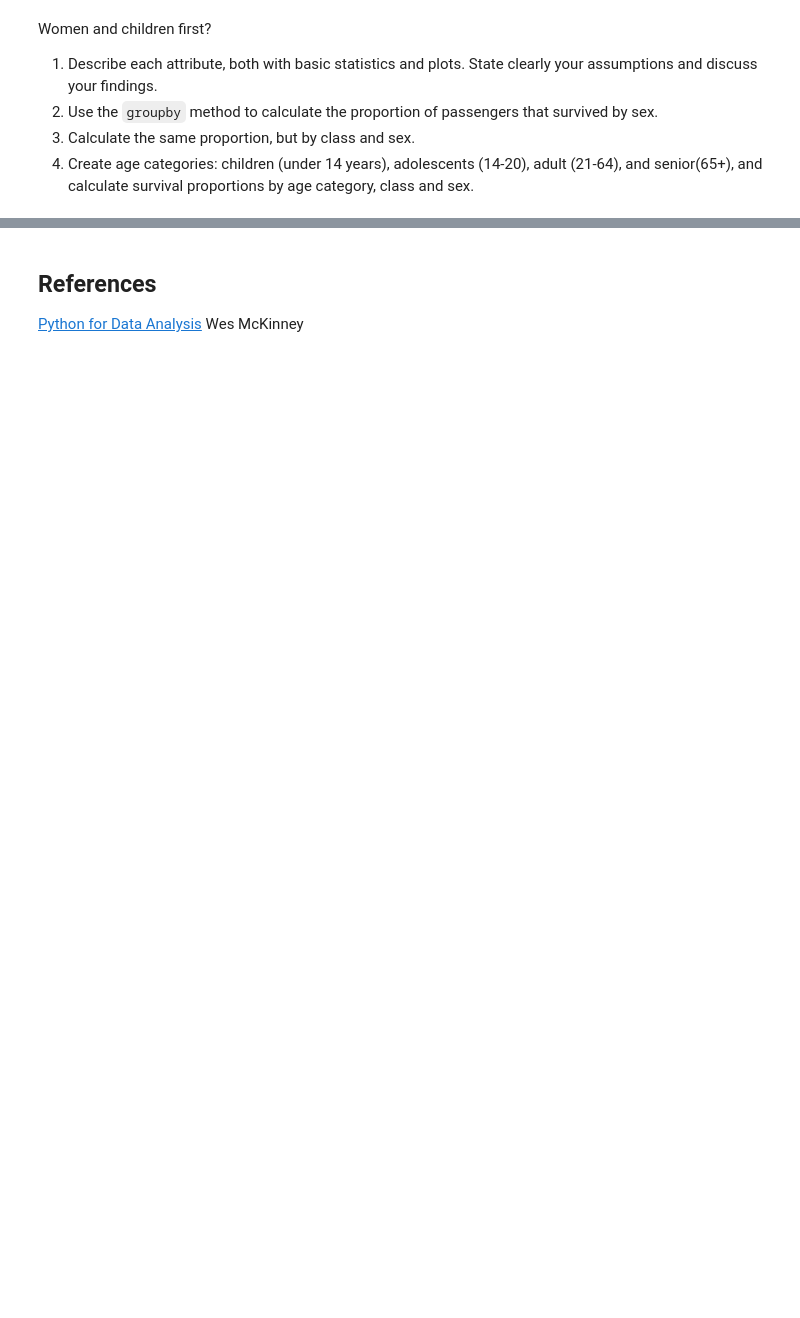
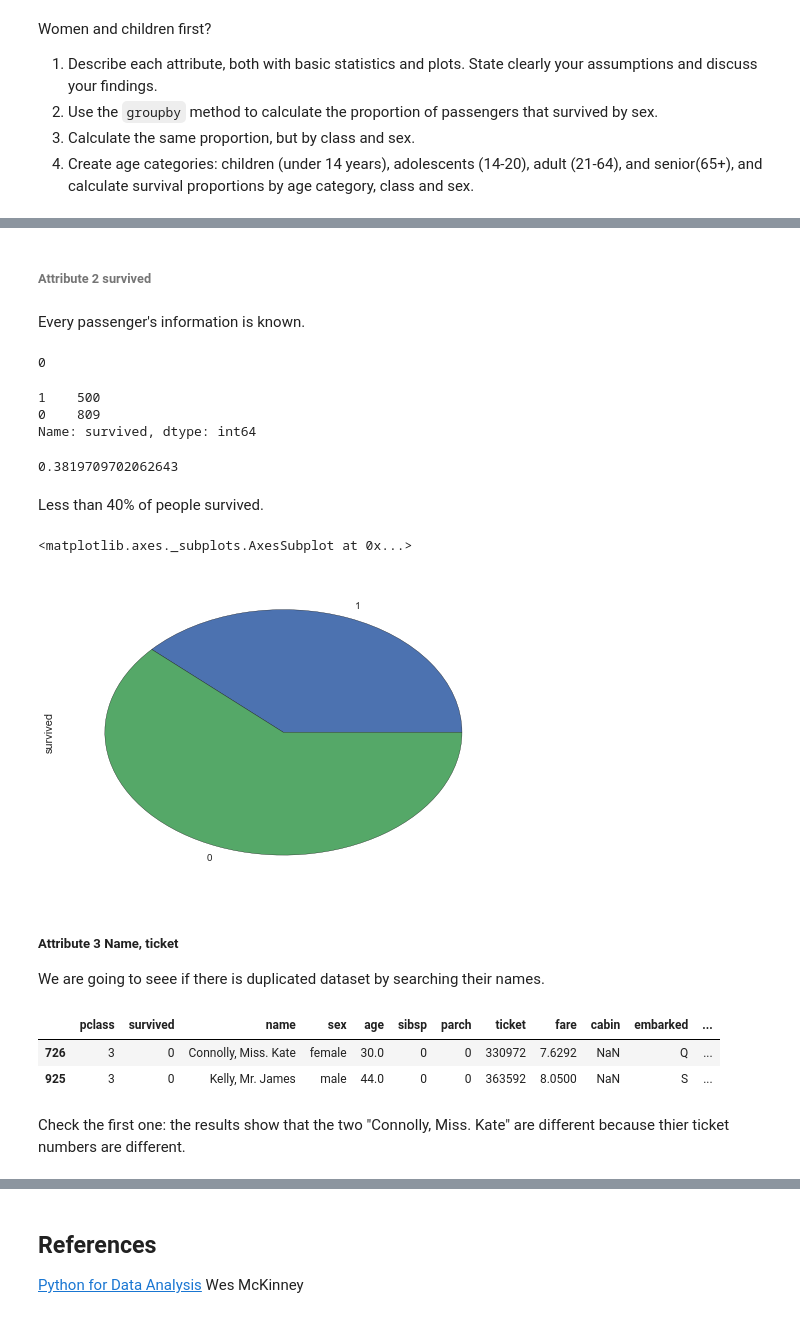
Before and after one commit to fanzhangsuper/fancy_group, a Jupyter notebook: 02 - Intro to Pandas/Data Wrangling with Pandas.ipynb, the cells around one changed output, grey strips where cells are left out. Cells and saved outputs as stored; diff of their text form; code cells hidden in the pictures; blank space fills up the shorter version.

Commit message:
first homework

```diff
--- a/02 - Intro to Pandas/Data Wrangling with Pandas.ipynb
+++ b/02 - Intro to Pandas/Data Wrangling with Pandas.ipynb
@@ -720,0 +1742,39 @@ Women and children first?
+# %% [markdown]
+###### Attribute 2 survived
+# %% [markdown]
+Every passenger's information is known.
+# %%
+df['pclass'].isnull().sum()
+# %% [output]
+0
+# %%
+surivived_counts = df['survived'].value_counts(ascending=True)
+surivived
+# %% [output]
+1    500
+0    809
+Name: survived, dtype: int64
+# %%
+# percentage of people survived
+surivived[1]/surivived.sum()
+# %% [output]
+0.3819709702062643
+# %% [markdown]
+Less than 40% of people survived.
+# %%
+# plot the number of people survived or not using bar plot
+surivived_counts.plot.pie()
+# %% [output]
+<matplotlib.axes._subplots.AxesSubplot at 0x...>
+[figure, added]
+# %% [markdown]
+##### Attribute 3 Name, ticket
+We are going to seee if there is duplicated dataset by searching their names.
+# %%
+df[df['name'].duplicated()]
+# %% [output]
+|  | pclass | survived | name | sex | age | sibsp | parch | ticket | fare | cabin | embarked | ... |
+| 726 | 3 | 0 | Connolly, Miss. Kate | female | 30.0 | 0 | 0 | 330972 | 7.6292 | NaN | Q | ... |
+| 925 | 3 | 0 | Kelly, Mr. James | male | 44.0 | 0 | 0 | 363592 | 8.0500 | NaN | S | ... |
+# %% [markdown]
+Check the first one: the results show that the two "Connolly, Miss. Kate" are different because thier ticket numbers are different.
```
Also changed, not shown: parts of 200 cells of this notebook, 1 other file.
